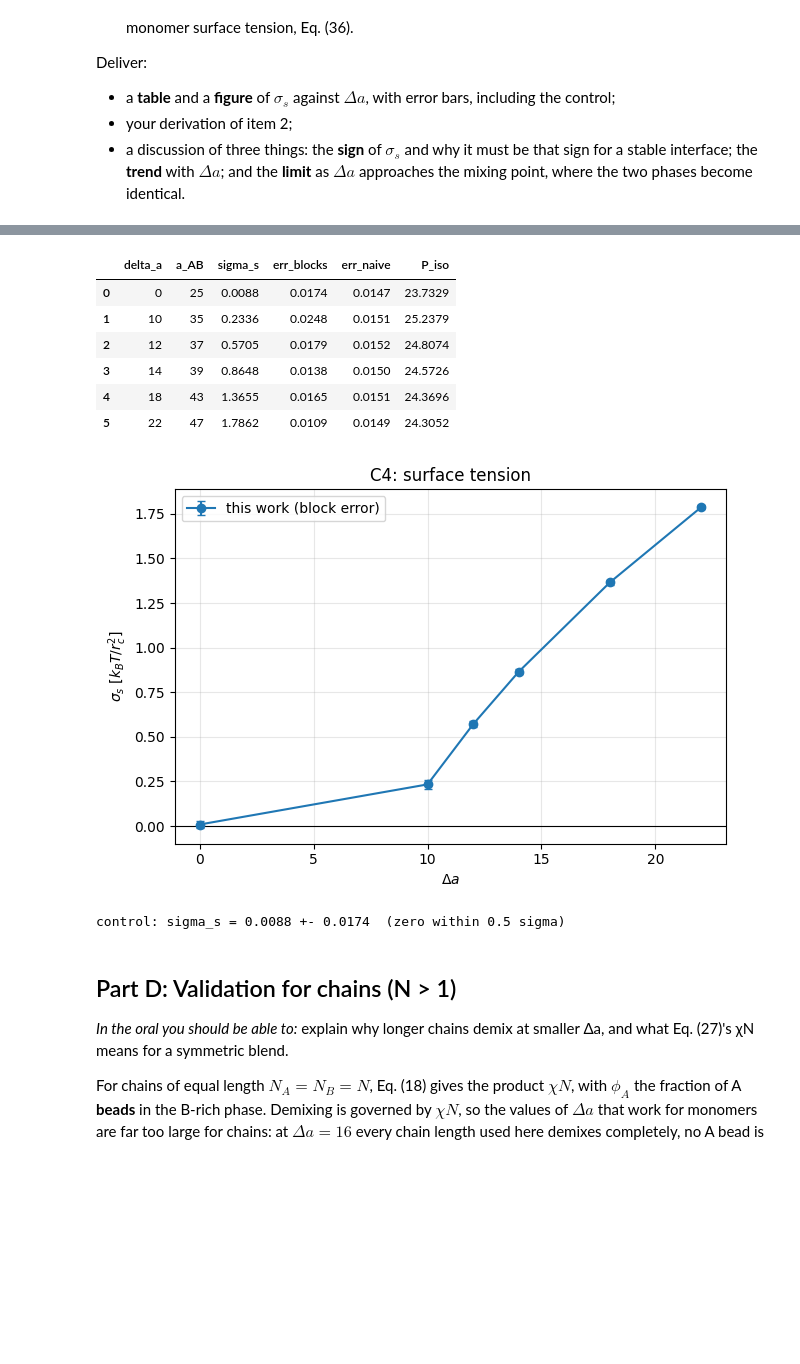
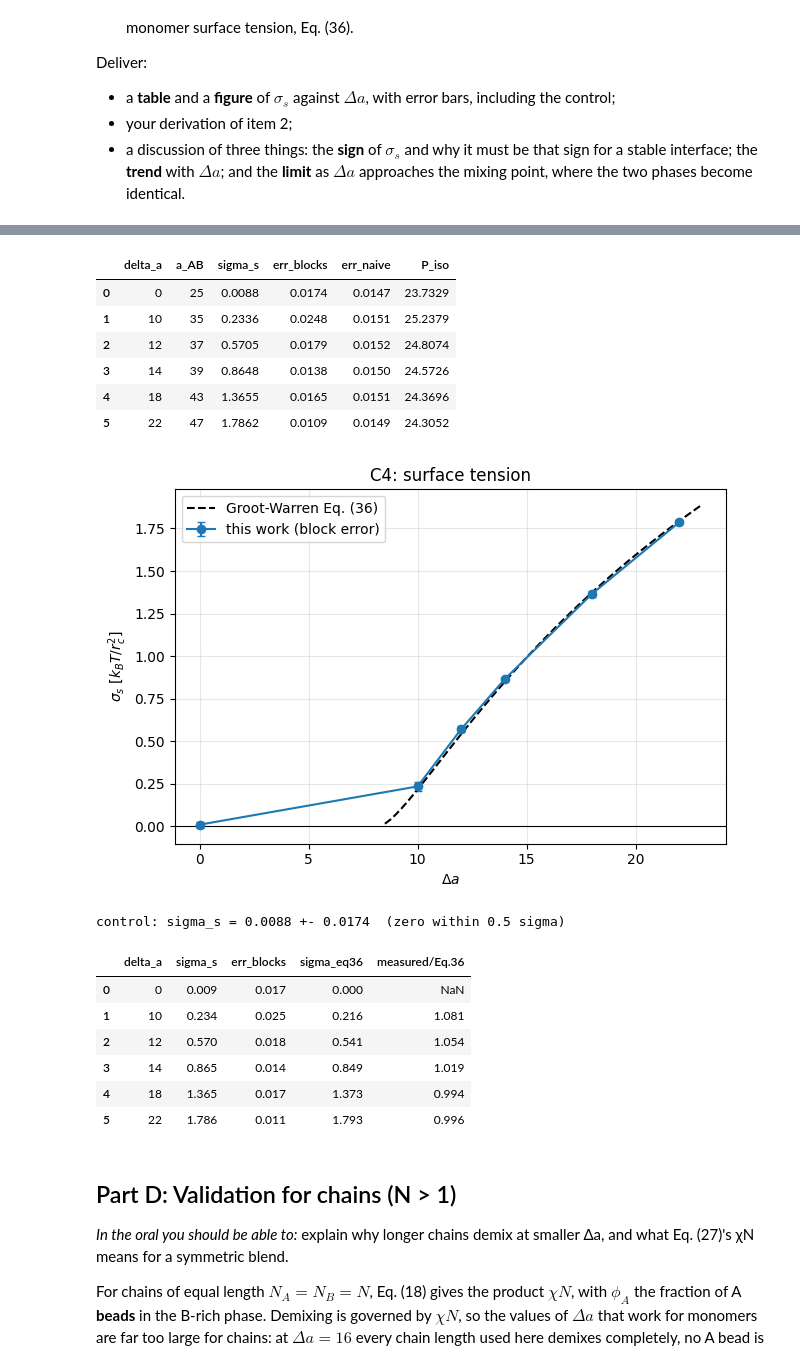
Before and after one commit to datomic117/Particle_based_simulations, a Jupyter notebook: Assignment_3/A3.ipynb, the cells around one changed output, grey strips where cells are left out. Drawn from its saved outputs; the diff is of its cells as text; code cells hidden in the pictures; blank space fills up the shorter version.

```diff
--- a/Assignment_3/A3.ipynb
+++ b/Assignment_3/A3.ipynb
@@ -525,7 +528,7 @@ def load_energy_file(path, dt):
 runs = {}
 filename_pattern = re.compile(r"^B1_(\d+)\.csv$", re.IGNORECASE)
 
-for path in sorted(DATA_DIR.glob("B1_*.csv")):
+for path in sorted(DATA_DIR.glob("B1_*")):
     match = filename_pattern.match(path.name)
     if not match:
         continue
@@ -1155,42 +1158,54 @@ import numpy as np, pandas as pd, matplotlib.pyplot as plt
 
 RUNS = {0: "C4_a25", 10: "C3_a35", 12: "C2_a37", 14: "C3_a39", 18: "C3_a43", 22: "C3_a47"}
 LX, NBLOCK, SKIP = 20.0, 8, 0.2
-EQ36 = None     # Groot-Warren Eq. (36): sigma_s as a function of Delta a (in kT/r_c^2); fill in from the paper
+def EQ36(delta_a, rho=3.0):
+    """Groot-Warren Eq. (36): sigma = 0.75 rho kT r_c chi^0.26 [1 - 2.36/chi]^1.5, with chi = 0.286 Delta a (rho = 3)."""
+    chi = 0.286 * delta_a
+    return 0.75 * rho * chi ** 0.26 * (1 - 2.36 / chi) ** 1.5
 
 rows = []
 for da, run in RUNS.items():
     p = pd.read_csv(f"data/{run}_pressure.csv")
     p = p.iloc[int(SKIP * len(p)):]
     s = 0.5 * LX * (p.Pxx - 0.5 * (p.Pyy + p.Pzz))               # instantaneous sigma_s
     blocks = np.array_split(s.values, NBLOCK)
     bm = np.array([b.mean() for b in blocks])
     naive = s.std(ddof=1) / np.sqrt(len(s))
     rows.append(dict(delta_a=da, a_AB=25 + da, sigma_s=bm.mean(), err_blocks=bm.std(ddof=1) / np.sqrt(NBLOCK),
                      err_naive=naive, P_iso=(p.Pxx + p.Pyy + p.Pzz).mean() / 3))
 tab = pd.DataFrame(rows)
 display(tab.round(4))
 
 fig, ax = plt.subplots(figsize=(6.5, 4.5))
 ax.errorbar(tab.delta_a, tab.sigma_s, tab.err_blocks, fmt="o-", capsize=3, label="this work (block error)")
+ds = np.linspace(8.5, 23, 60)
+ax.plot(ds, [EQ36(d) for d in ds], "k--", label="Groot-Warren Eq. (36)")
 ax.axhline(0, color="k", lw=0.8)
 ax.set(xlabel="$\\Delta a$", ylabel="$\\sigma_s\\ [k_BT/r_c^2]$", title="C4: surface tension")
 ax.grid(alpha=0.3); ax.legend(); plt.tight_layout(); plt.show()
 
 ctrl = tab[tab.delta_a == 0].iloc[0]
 print(f"control: sigma_s = {ctrl.sigma_s:.4f} +- {ctrl.err_blocks:.4f}  (zero within {abs(ctrl.sigma_s)/ctrl.err_blocks:.1f} sigma)")
-if EQ36 is not None:
-    for _, r in tab[tab.delta_a > 0].iterrows():
-        print(f"Delta a = {r.delta_a:.0f}: measured/Eq.(36) = {r.sigma_s / EQ36(r.delta_a):.2f}")
+tab["sigma_eq36"] = [EQ36(d) if d > 0 else 0.0 for d in tab.delta_a]
+tab["measured/Eq.36"] = tab.sigma_s / tab.sigma_eq36.where(tab.sigma_eq36 > 0)
+display(tab[["delta_a", "sigma_s", "err_blocks", "sigma_eq36", "measured/Eq.36"]].round(3))
 # %% [output]
 |  | delta_a | a_AB | sigma_s | err_blocks | err_naive | P_iso |
 | 0 | 0 | 25 | 0.0088 | 0.0174 | 0.0147 | 23.7329 |
 | 1 | 10 | 35 | 0.2336 | 0.0248 | 0.0151 | 25.2379 |
 | 2 | 12 | 37 | 0.5705 | 0.0179 | 0.0152 | 24.8074 |
 | 3 | 14 | 39 | 0.8648 | 0.0138 | 0.0150 | 24.5726 |
 | 4 | 18 | 43 | 1.3655 | 0.0165 | 0.0151 | 24.3696 |
 | 5 | 22 | 47 | 1.7862 | 0.0109 | 0.0149 | 24.3052 |
-[figure, old version]
+[figure, new version]
 control: sigma_s = 0.0088 +- 0.0174  (zero within 0.5 sigma)
+|  | delta_a | sigma_s | err_blocks | sigma_eq36 | measured/Eq.36 |
+| 0 | 0 | 0.009 | 0.017 | 0.000 | NaN |
+| 1 | 10 | 0.234 | 0.025 | 0.216 | 1.081 |
+| 2 | 12 | 0.570 | 0.018 | 0.541 | 1.054 |
+| 3 | 14 | 0.865 | 0.014 | 0.849 | 1.019 |
+| 4 | 18 | 1.365 | 0.017 | 1.373 | 0.994 |
+| 5 | 22 | 1.786 | 0.011 | 1.793 | 0.996 |
 # %% [markdown]
 ## Part D: Validation for chains (N > 1)
 
```
Also changed, not shown: parts of 17 cells of this notebook, 38 other files.
